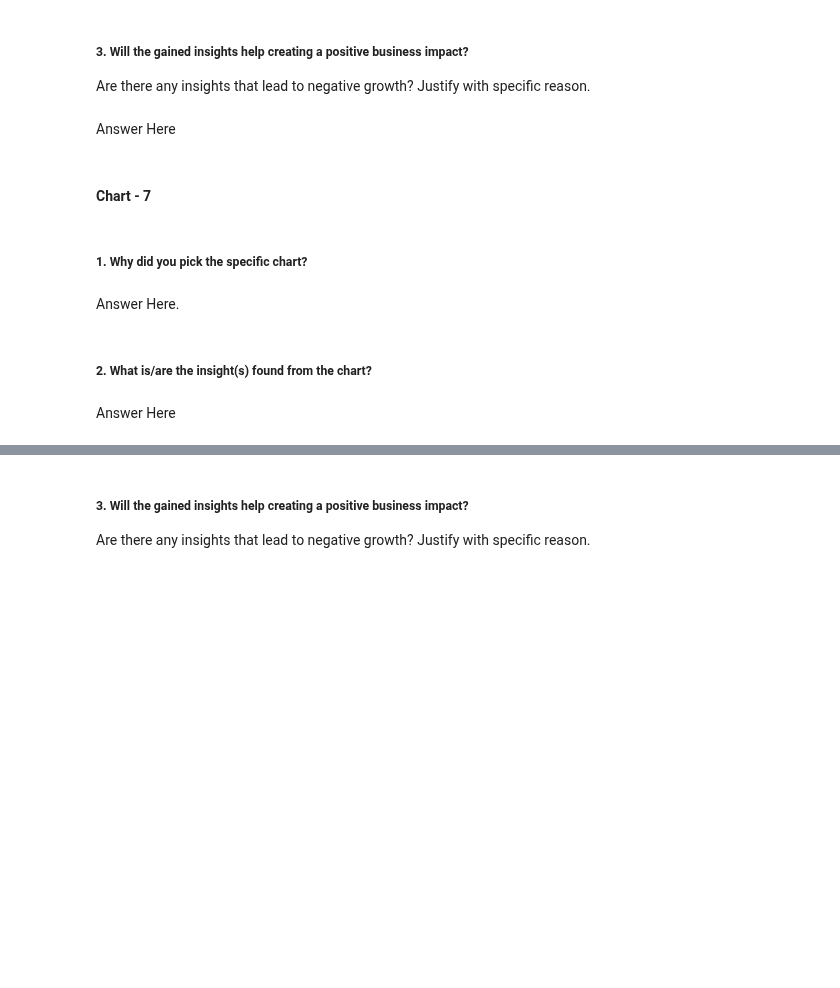
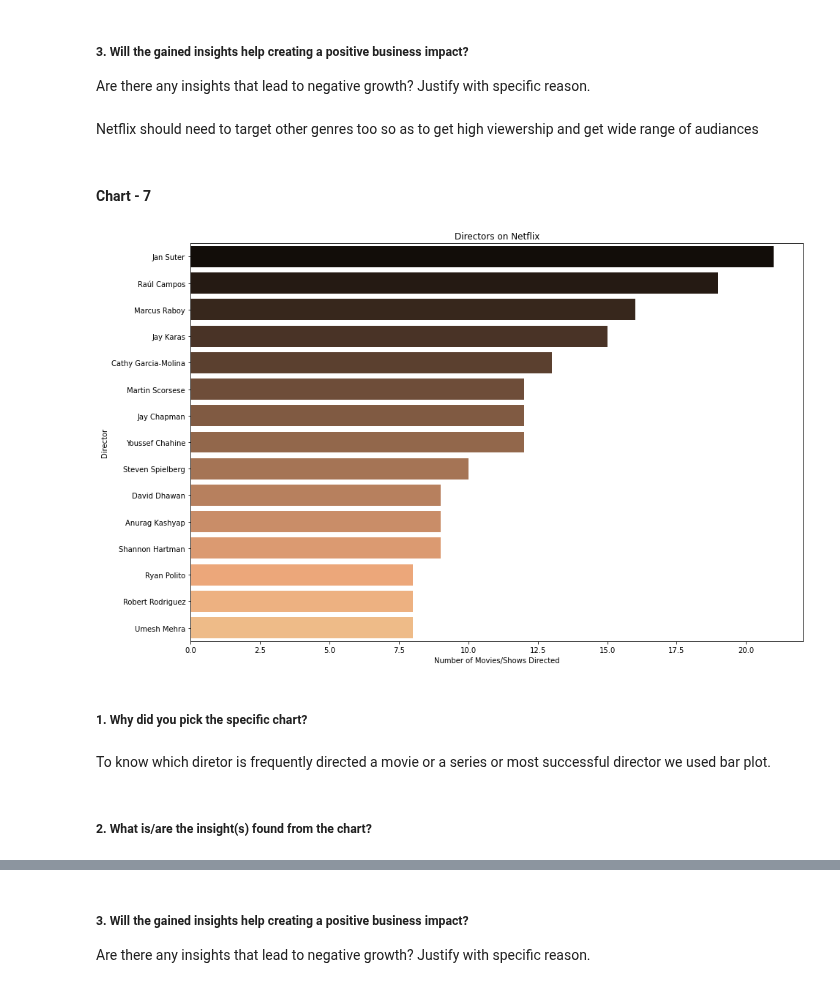
Before and after one commit to Shashank251225/NETFLIX-MOVIES-AND-TV-SHOWS-CLUSTERING, a Jupyter notebook: NETFLIX_MOVIES_AND_TV_SHOWS_CLUSTERING.ipynb, the cells around one changed output, grey strips where cells are left out. Cells and saved outputs as stored; diff of their text form; code cells hidden in the pictures; blank space fills up the shorter version.

```diff
--- a/NETFLIX_MOVIES_AND_TV_SHOWS_CLUSTERING.ipynb
+++ b/NETFLIX_MOVIES_AND_TV_SHOWS_CLUSTERING.ipynb
@@ -564,7 +575,7 @@ Answer Here
 # %% [markdown]
 ##### 3. Will the gained insights help creating a positive business impact?
 Are there any insights that lead to negative growth? Justify with specific reason.
-# %% [markdown]
-Answer Here
+# %% [markdown]
+Netflix should need to target other genres too so as to get high viewership and get wide range of audiances
 # %% [markdown]
 #### Chart - 7
@@ -573,8 +582,29 @@ Answer Here
+# %%
+# Chart - 7 visualization code
+#Frequent Directors on Netflix
+a=df[df.director != 'unknown'].loc[:,['show_id','title','director', 'cast']].copy()
+director = (a['director'].to_list())
+
+newlist = []
+for genre in director:
+  if ',' in genre:
+    a = genre.split(', ')
+    newlist = newlist + a
+  else:
+    newlist.append(genre)
+country_list = pd.DataFrame({'Director' : newlist, 'id':np.arange(0,len(newlist),1)})
+a = country_list.groupby('Director').agg({'id':'count'}).sort_values('id', ascending= False).reset_index().head(15)
+plt.figure(figsize=(15,10))
+a = sns.barplot(y = 'Director', x = 'id',data = a , palette= 'copper')
+a = plt.title('Directors on Netflix')
+a = plt.ylabel('Director')
+a = plt.xlabel('Number of Movies/Shows Directed')
+top10directors = country_list.groupby('Director').agg({'id':'count'}).sort_values('id', ascending= False).reset_index().head(10)['Director'].to_list()
+# %% [output]
+[figure, added]
 # %% [markdown]
 ##### 1. Why did you pick the specific chart?
-# %% [markdown]
-Answer Here.
+# %% [markdown]
+To know which diretor is frequently directed a movie or a series or most successful director we used bar plot.
 # %% [markdown]
 ##### 2. What is/are the insight(s) found from the chart?
-# %% [markdown]
-Answer Here
```
Also changed, not shown: parts of 19 cells of this notebook.
